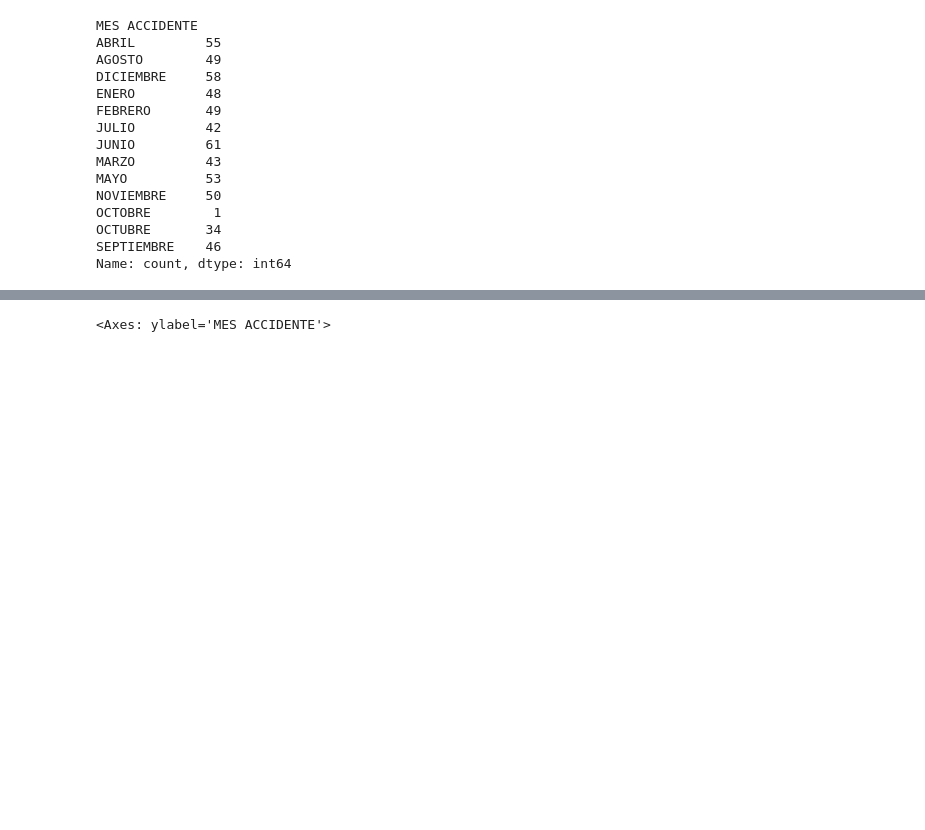
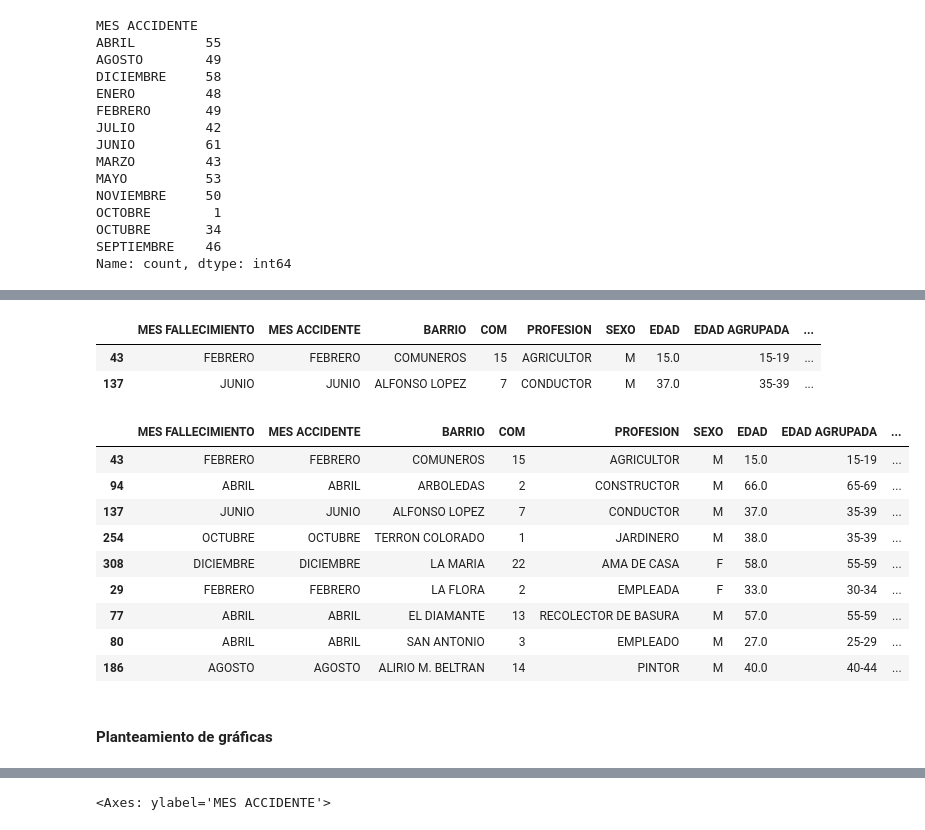
Before and after one commit to DCajiao/Aplicaciones-del-Analisis-Espacial, a Jupyter notebook: casos/Situación_2/00_preprocesamiento.ipynb, the cells around one changed output, grey strips where cells are left out. Saved outputs shown, nothing was run; the diff lists cells and outputs as text; code cells hidden in the pictures; blank space fills up the shorter version.

```diff
--- a/casos/Situación_2/00_preprocesamiento.ipynb
+++ b/casos/Situación_2/00_preprocesamiento.ipynb
@@ -183,3 +206,16 @@ df['MES ACCIDENTE'] = df['MES ACCIDENTE'].replace('OCTOBRE', 'OCTUBRE')
+# %%
+# Normalización
+def limpiar_texto(x):
+    x = x.upper().strip()
+    x = re.sub(r'\s+', ' ', x)                     # espacios múltiples → uno
+    x = re.sub(r'\(.*?\)', '', x)                  # elimina texto entre paréntesis
+    x = re.sub(r'[^A-ZÑ0-9\s\-]', '', x)           # elimina símbolos raros
+    x = x.replace('AUTO ', 'AUTOMOVIL ')           # uniformar "AUTO" → "AUTOMOVIL"
+    x = x.replace('AUTO', 'AUTOMOVIL')             # reemplazo final
+    x = x.replace('M OTO', 'MOTO')                 # errores tipográficos comunes
+    return x.strip(' -')
+
+df["CONDICCION"] = df["CONDICCION"].apply(limpiar_texto)
 # %%
 # ¿Cuantos vehículos únicos hay en el dataset?
 print(df['CONDICCION'].nunique())
@@ -262,16 +233,0 @@ Número de categorías únicas estandarizadas: 18
-# %%
-import pandas as pd
-import re
-
-# Normalización
-def limpiar_texto(x):
-    x = x.upper().strip()
-    x = re.sub(r'\s+', ' ', x)                     # espacios múltiples → uno
-    x = re.sub(r'\(.*?\)', '', x)                  # elimina texto entre paréntesis
-    x = re.sub(r'[^A-ZÑ0-9\s\-]', '', x)           # elimina símbolos raros
-    x = x.replace('AUTO ', 'AUTOMOVIL ')           # uniformar "AUTO" → "AUTOMOVIL"
-    x = x.replace('AUTO', 'AUTOMOVIL')             # reemplazo final
-    x = x.replace('M OTO', 'MOTO')                 # errores tipográficos comunes
-    return x.strip(' -')
-
-df["VEHICULOS_LIMPIO"] = df["VEHICULOS"].apply(limpiar_texto)
@@ -309,3 +291,24 @@ for tipo in tipos_vehiculos.values():
+# %%
+df[df['CONDICCION'].str.contains('VOLQUETA', na=False)]
+# %% [output]
+|  | MES FALLECIMIENTO | MES ACCIDENTE | BARRIO | COM | PROFESION | SEXO | EDAD | EDAD AGRUPADA | ... |
+| 43 | FEBRERO | FEBRERO | COMUNEROS | 15 | AGRICULTOR | M | 15.0 | 15-19 | ... |
+| 137 | JUNIO | JUNIO | ALFONSO LOPEZ | 7 | CONDUCTOR | M | 37.0 | 35-39 | ... |
+# %%
+df[df['COND_GRUPO'].str.contains('CAMIÓN', na=False)]
+# %% [output]
+|  | MES FALLECIMIENTO | MES ACCIDENTE | BARRIO | COM | PROFESION | SEXO | EDAD | EDAD AGRUPADA | ... |
+| 43 | FEBRERO | FEBRERO | COMUNEROS | 15 | AGRICULTOR | M | 15.0 | 15-19 | ... |
+| 94 | ABRIL | ABRIL | ARBOLEDAS | 2 | CONSTRUCTOR | M | 66.0 | 65-69 | ... |
+| 137 | JUNIO | JUNIO | ALFONSO LOPEZ | 7 | CONDUCTOR | M | 37.0 | 35-39 | ... |
+| 254 | OCTUBRE | OCTUBRE | TERRON COLORADO | 1 | JARDINERO | M | 38.0 | 35-39 | ... |
+| 308 | DICIEMBRE | DICIEMBRE | LA MARIA | 22 | AMA DE CASA | F | 58.0 | 55-59 | ... |
+| 29 | FEBRERO | FEBRERO | LA FLORA | 2 | EMPLEADA | F | 33.0 | 30-34 | ... |
+| 77 | ABRIL | ABRIL | EL DIAMANTE | 13 | RECOLECTOR DE BASURA | M | 57.0 | 55-59 | ... |
+| 80 | ABRIL | ABRIL | SAN ANTONIO | 3 | EMPLEADO | M | 27.0 | 25-29 | ... |
+| 186 | AGOSTO | AGOSTO | ALIRIO M. BELTRAN | 14 | PINTOR | M | 40.0 | 40-44 | ... |
+# %% [markdown]
+#### **Planteamiento de gráficas**
 # %%
 df.columns
 # %% [output]
```
Also changed, not shown: parts of 51 cells of this notebook.
